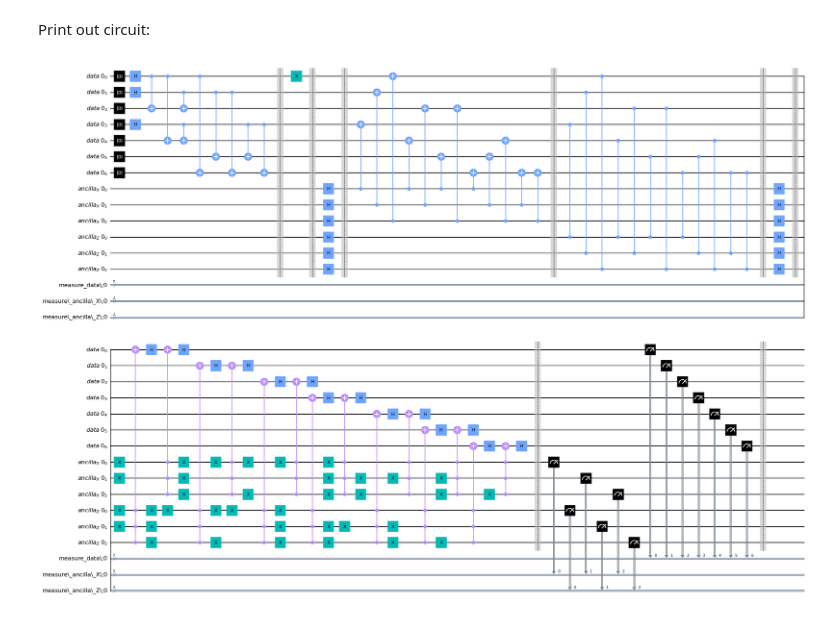
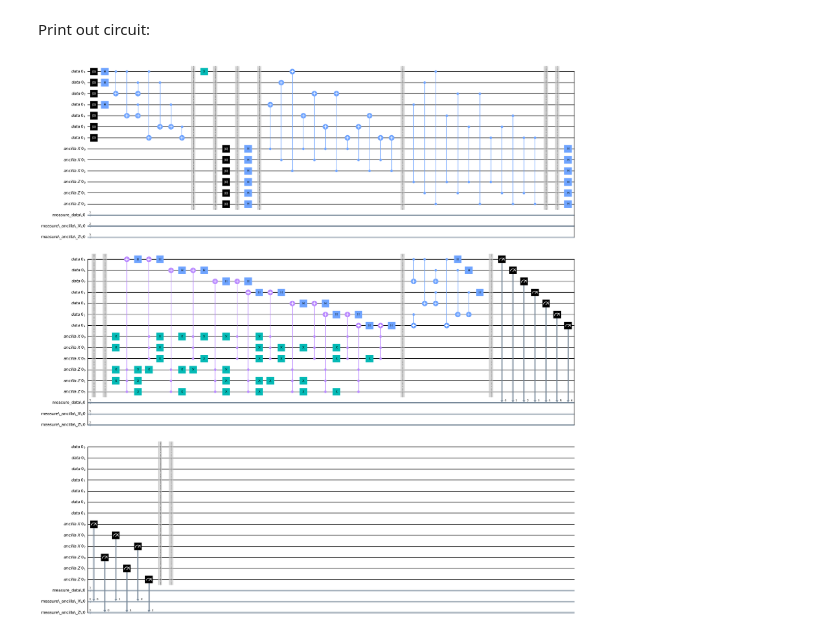
Before and after one commit to goldsmdn/SteaneCode, a Jupyter notebook: Steane_code.ipynb, the cells around one changed output. Saved outputs shown, nothing was run; the diff lists cells and outputs as text; code cells hidden in the pictures.

Commit message:
#40 Final version of Steane code demonstration circuit

```diff
--- a/Steane_code.ipynb
+++ b/Steane_code.ipynb
@@ -90,0 +80,3 @@ codewords = ['0000000',
+# %%
+parity_check_matrix = get_parity_check_matrix()
+print(parity_check_matrix)
@@ -90,0 +85,3 @@ codewords = ['0000000',
+# %%
+codewords = get_codewords()
+print(codewords)
@@ -94,16 +93,16 @@ Create an instance of the logical qubits needed.  The parity check matrix above
 The number of qubits needed is an argument to the class and should be 1 or 2 at present.
 # %%
 if SECOND_LOGICAL:
-    qubit = SteaneCodeLogicalQubit(2, parity_check_matrix, codewords, EXTEND_ANCILLA)
+    qubit = SteaneCodeLogicalQubit(2, parity_check_matrix, codewords, ANCILLAS, EXTEND_ANCILLA)
 else:
-    qubit = SteaneCodeLogicalQubit(1, parity_check_matrix, codewords, EXTEND_ANCILLA)
+    qubit = SteaneCodeLogicalQubit(1, parity_check_matrix, codewords, ANCILLAS, EXTEND_ANCILLA)
 # %% [markdown]
 Use a method to initialise the logical qubits as a logical zero as required.
 # %%
 if FIRST_LOGICAL:
-    qubit.set_up_logical_zero(0)
+    qubit.set_up_logical_zero(0, REDUCED)
 if SECOND_LOGICAL:
-    qubit.set_up_logical_zero(1)
+    qubit.set_up_logical_zero(1, REDUCED)
 qubit.barrier()
 # %% [output]
 <qiskit.circuit.instructionset.InstructionSet at 0x...>
@@ -188,6 +191,6 @@ The different states can be counted.  The simulated result are {'100 000 0000000
 # %% [markdown]
 Print out circuit:
 # %%
-qubit.draw(output='mpl', filename = 'Steane_code_circuit.jpg', fold = 43)
+qubit.draw(output='mpl', filename = './circuits/Steane_code_circuit.jpg', fold = 44)
 # %% [output]
-[figure, old version]
+[figure, new version]
```
Also changed, not shown: parts of 10 cells of this notebook.
